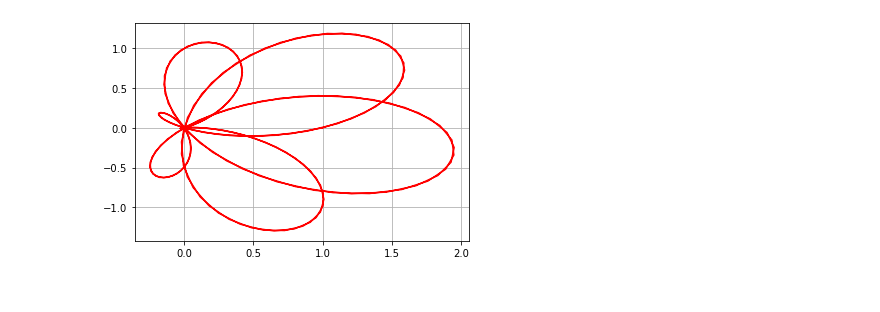
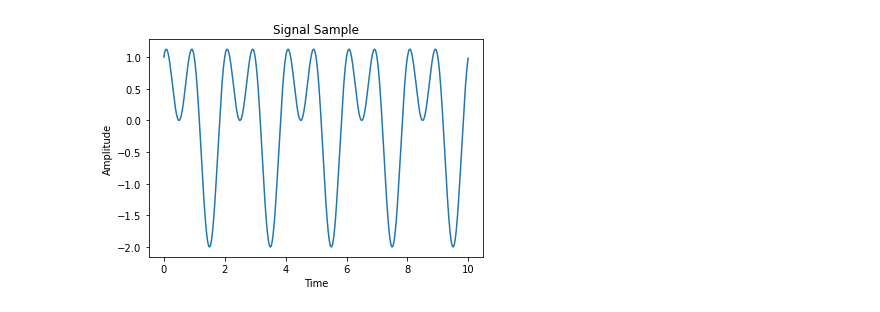
Before and after one commit to wcneill/jn-signal-ml, a Jupyter notebook: dft.ipynb, the cells around one changed output. Drawn from its saved outputs; the diff is of its cells as text; code cells hidden in the pictures.

```diff
--- a/dft.ipynb
+++ b/dft.ipynb
@@ -77,8 +5,0 @@ plt.show()
-# %%
-# Sample of wound data with winding frequeny of 3
-mapped = wind(x, y, 3)
-re, im = np.real(mapped), np.imag(mapped)
-plt.plot(re, im, 'r')
-plt.grid()
-# %% [output]
-[figure, removed]
@@ -84,0 +60,22 @@ plt.grid()
+# %%
+# Create composite of two waves with frequencies f1 and f2
+f1 = 1
+f2 = .5
+
+# Sample Frequency, Period, and time of sample
+Sf = 200
+T = 1/Sf
+t = 10
+
+# 'Sample' wave signal:
+N = Sf * t
+t_vec = np.arange(N) * T
+y = np.cos(f1 * 2 * np.pi * t_vec) + np.sin(f2 * 2 * np.pi * t_vec)
+
+plt.plot(t_vec, y)
+plt.xlabel('Time')
+plt.ylabel('Amplitude')
+plt.title('Signal Sample')
+plt.show()
+# %% [output]
+[figure, added]
```
Also changed, not shown: parts of 7 cells of this notebook.
